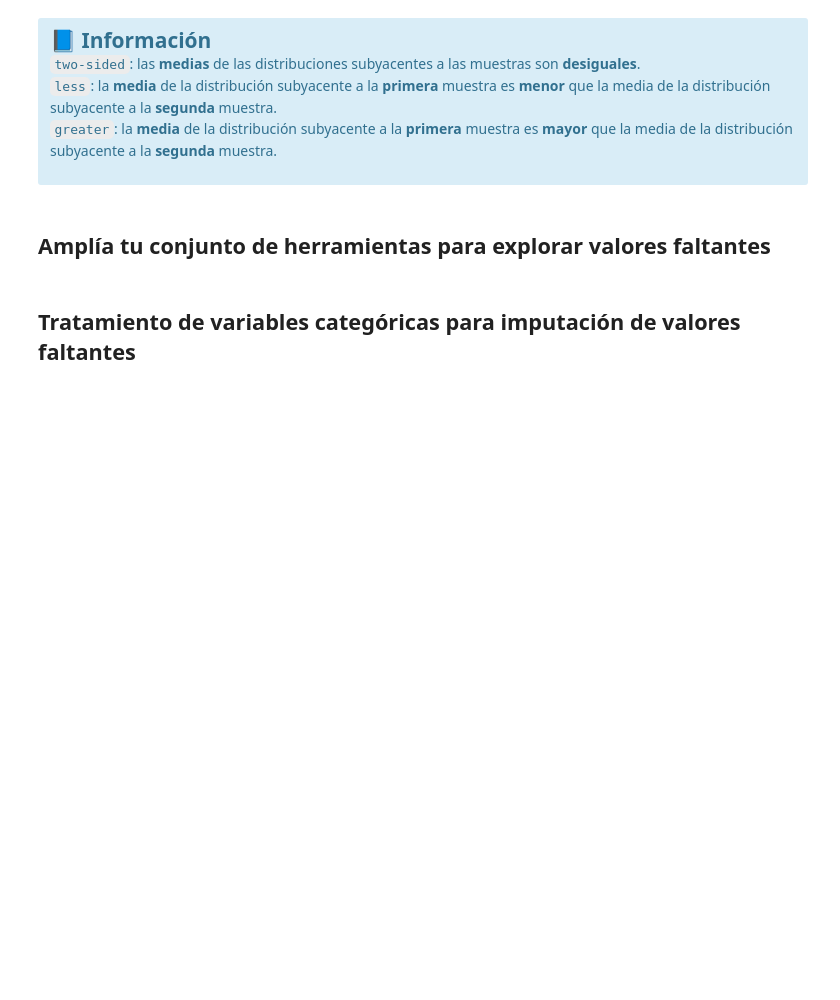
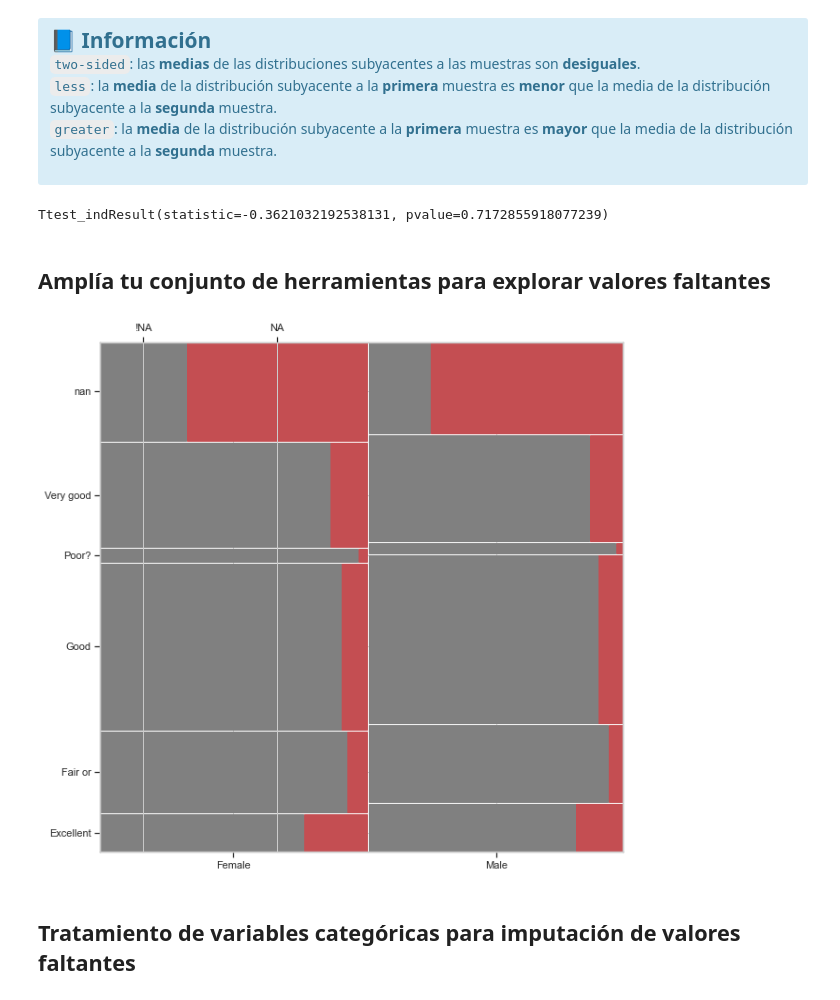
Before and after one commit to Bryan1195/Imputation-Missing-values, a Jupyter notebook: notebooks/live-imputation-missing-values.ipynb, the cells around one changed output. Drawn from its saved outputs; the diff is of its cells as text; code cells hidden in the pictures; blank space fills up the shorter version.

Commit message:
Mosaic chart - Class 5

```diff
--- a/notebooks/live-imputation-missing-values.ipynb
+++ b/notebooks/live-imputation-missing-values.ipynb
@@ -204,8 +204,57 @@ strong multicollinearity or other numerical problems.
 <code>greater</code>: la <b>media</b> de la distribución subyacente a la <b>primera</b> muestra es <b>mayor</b> que la media de la distribución subyacente a la <b>segunda</b> muestra.<br>
     </p>
 </div>
+# %%
+female_weight, male_weight = (
+    nhanes_df
+    .select_columns("gender","weight")
+    .transform_column("weight", lambda x: x.isna(), elementwise = False)
+    .groupby("gender").weight.pipe(
+        lambda df: (
+        df.get_group("Female"),
+        df.get_group("Male")
+        )
+    )
+)
+
+scipy.stats.ttest_ind(
+    a = female_weight,
+    b= male_weight,
+    alternative="two-sided"
+)
+# %% [output]
+Ttest_indResult(statistic=-0.3621032192538131, pvalue=0.7172855918077239)
 # %% [markdown]
 ## Amplía tu conjunto de herramientas para explorar valores faltantes
+# %%
+fig, ax = plt.subplots(figsize=(10,10))
+
+(
+    nhanes_df
+    .select_columns("weight","general_health_condition","gender")
+    .assign(
+        weight = lambda df: df.weight.isna().replace([True, False], ["NA","!NA"])
+    )
+    .groupby(
+        ["gender","general_health_condition","weight"],
+        dropna=False,
+        as_index=True
+        )
+        .size()
+        .pipe(
+            lambda df: mosaic(
+                data= df,
+                properties= lambda key: {"color": "r" if "NA" in key else "gray"},
+                horizontal=True,
+                axes_label=True,
+                title="",
+                labelizer= lambda key: "",
+                ax=ax
+            )
+        )
+);
+# %% [output]
+[figure, added]
 # %% [markdown]
 ## Tratamiento de variables categóricas para imputación de valores faltantes
 # %% [markdown]
```
Also changed, not shown: parts of 3 cells of this notebook, 1 other file.
